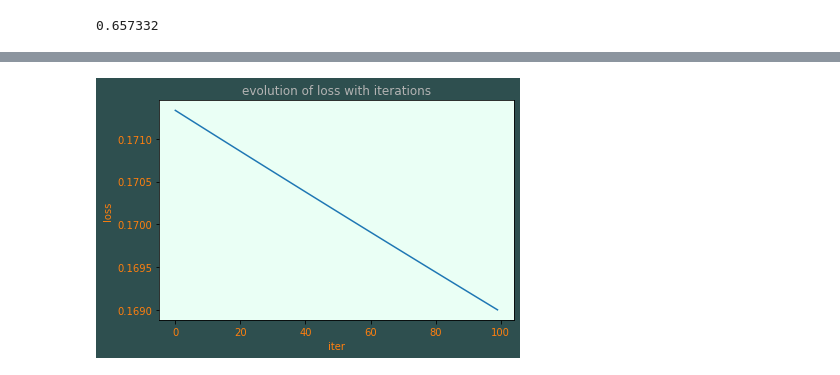
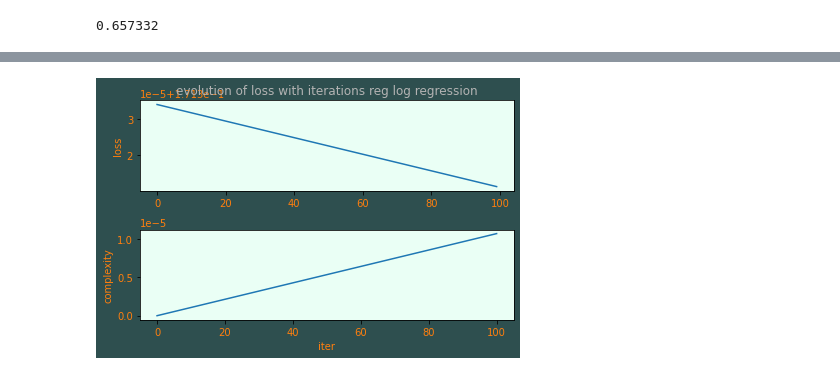
Before and after one commit to JeanBaptiste-dlb/project1_ML, a Jupyter notebook: project1/scripts/project1.ipynb, the cells around one changed output, grey strips where cells are left out. Saved outputs shown, nothing was run; the diff lists cells and outputs as text; code cells hidden in the pictures.

```diff
--- a/project1/scripts/project1.ipynb
+++ b/project1/scripts/project1.ipynb
@@ -25,17 +23,8 @@ DATA_TEST_PATH = '../data/test.csv'
 _, tX_test, ids_test = load_csv_data(DATA_TEST_PATH)
 # %%
 # normalize datas
-def normalize (tx):
-    tmp=[]
-    for column in tx.T:
-        min = column.min()
-        max = column.max()
-        new_col=(column - min)/(max-min)
-        tmp.append(new_col)
-    return np.array(tmp).T
-
-tX_test = normalize(tX_test)
-tX = normalize(tX)
+tX_test = implementations.normalize(tX_test)
+tX = implementations.normalize(tX)
 y[y==-1]=0
 # %%
 # boson proportion in train datas
@@ -88,12 +219,21 @@ def get_w_loss(y,x,method,initial_w=0,max_iters=10,gamma=0.00000005,threshold=1e
 # %%
-w,losses=get_w_loss(y,tX,1,0,100,5e-05,store=True)
-fig, ax = plt.subplots(facecolor=(.18, .31, .31))
-plt.plot(losses)
-ax.set_facecolor('#eafff5')
-ax.set_title('evolution of loss with iterations', color='0.7')
-ax.set_ylabel("loss", color='tab:orange')
-ax.set_xlabel("iter",color='tab:orange')
-ax.tick_params(labelcolor='tab:orange')
+
+enhanced_tX = implementations.build_poly(tX,3)
+w,loss=get_w_loss(y,enhanced_tX,1,0,100,5e-08, store=True )
+
+fig, axs = plt.subplots(2,1,facecolor=(.18, .31, .31))
+axs[0].plot(loss)
+axs[1].plot([np.linalg.norm(item) for item in w])
+axs[0].set_facecolor('#eafff5')
+axs[1].set_facecolor('#eafff5')
+axs[0].set_title('evolution of loss with iterations reg log regression', color='0.7')
+axs[0].set_ylabel("loss", color='tab:orange')
+axs[1].set_ylabel("complexity", color='tab:orange')
+axs[1].set_xlabel("iter",color='tab:orange')
+axs[0].tick_params(labelcolor='tab:orange')
+axs[1].tick_params(labelcolor='tab:orange')
+#plt.savefig("../visualisations/trial_reg_log_regression.png")
 plt.tight_layout()
+plt.show()
 # %% [output]
-[figure, old version]
+[figure, new version]
```
Also changed, not shown: parts of 16 cells of this notebook, 9 other files.
